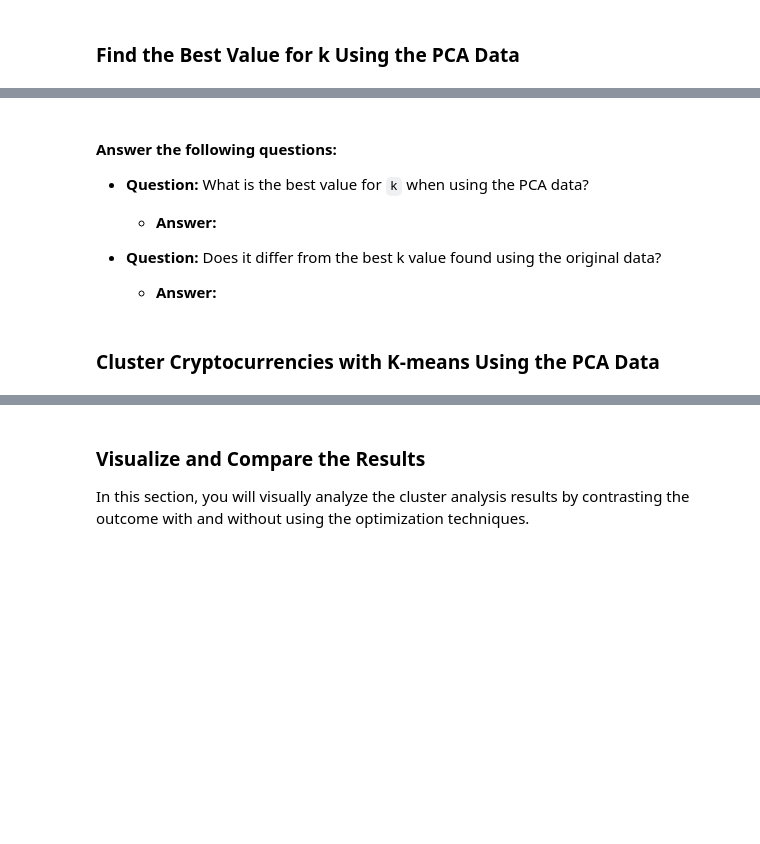
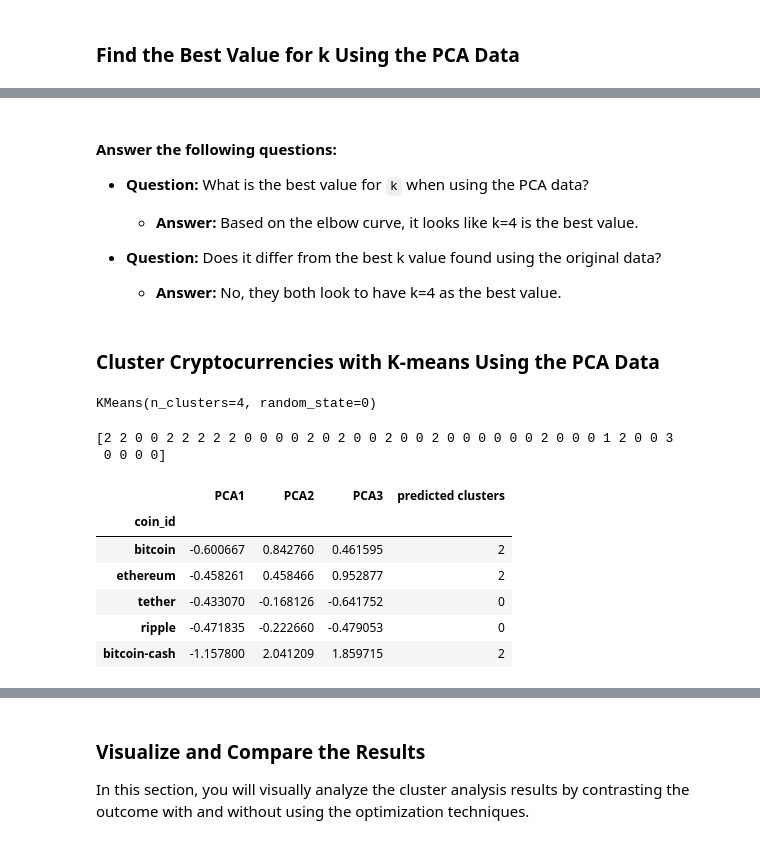
Before and after one commit to HollaNotes/CryptoClustering, a Jupyter notebook: Crypto_Clustering.ipynb, the cells around one changed output, grey strips where cells are left out. Saved outputs shown, nothing was run; the diff lists cells and outputs as text; code cells hidden in the pictures; blank space fills up the shorter version.

```diff
--- a/Crypto_Clustering.ipynb
+++ b/Crypto_Clustering.ipynb
@@ -235,11 +264,15 @@ df_market_data_predictions.hvplot.scatter(
 # %%
 # Create an empty list to store the inertia values
-
+inertia = []
 
 # Create a for loop to compute the inertia with each possible value of k
 # Inside the loop:
 # 1. Create a KMeans model using the loop counter for the n_clusters
 # 2. Fit the model to the data using `df_market_data_pca`
 # 3. Append the model.inertia_ to the inertia list
+for i in k:
+    model = KMeans(n_clusters=i, random_state=0)
+    model.fit(market_data_pca_df)
+    inertia.append(model.inertia_)
 # %%
 # Create a dictionary with the data to plot the Elbow curve
@@ -253,30 +294,47 @@ df_market_data_predictions.hvplot.scatter(
 
 * **Question:** What is the best value for `k` when using the PCA data?
 
-  * **Answer:**
+  * **Answer:** Based on the elbow curve, it looks like k=4 is the best value.
 
 
 * **Question:** Does it differ from the best k value found using the original data?
 
-  * **Answer:**
+  * **Answer:** No, they both look to have k=4 as the best value.
 # %% [markdown]
 ### Cluster Cryptocurrencies with K-means Using the PCA Data
 # %%
 # Initialize the K-Means model using the best value for k
+model = KMeans(n_clusters=4, random_state=0)
 # %%
 # Fit the K-Means model using the PCA data
+model.fit(market_data_pca_df)
+# %% [output]
+KMeans(n_clusters=4, random_state=0)
 # %%
 # Predict the clusters to group the cryptocurrencies using the PCA data
-
+k_4 = model.predict(market_data_pca_df)
 # Print the resulting array of cluster values.
+print(k_4)
+# %% [output]
+[2 2 0 0 2 2 2 2 2 0 0 0 0 2 0 2 0 0 2 0 0 2 0 0 0 0 0 0 2 0 0 0 1 2 0 0 3
+ 0 0 0 0]
 # %%
 # Create a copy of the DataFrame with the PCA data
-
+market_predictions_pca_df = market_data_pca_df.copy()
 
 # Add a new column to the DataFrame with the predicted clusters
-
+market_predictions_pca_df["predicted clusters"] = k_4
 
 # Display sample data
+market_predictions_pca_df.head()
+# %% [output]
+|  | PCA1 | PCA2 | PCA3 | predicted clusters |
+| coin_id |  |  |  |  |
+| bitcoin | -0.600667 | 0.842760 | 0.461595 | 2 |
+| ethereum | -0.458261 | 0.458466 | 0.952877 | 2 |
+| tether | -0.433070 | -0.168126 | -0.641752 | 0 |
+| ripple | -0.471835 | -0.222660 | -0.479053 | 0 |
+| bitcoin-cash | -1.157800 | 2.041209 | 1.859715 | 2 |
 # %%
 # Create a scatter plot using hvPlot by setting
 # `x="PC1"` and `y="PC2"`.
```
Also changed, not shown: parts of 18 cells of this notebook, 1 other file.
